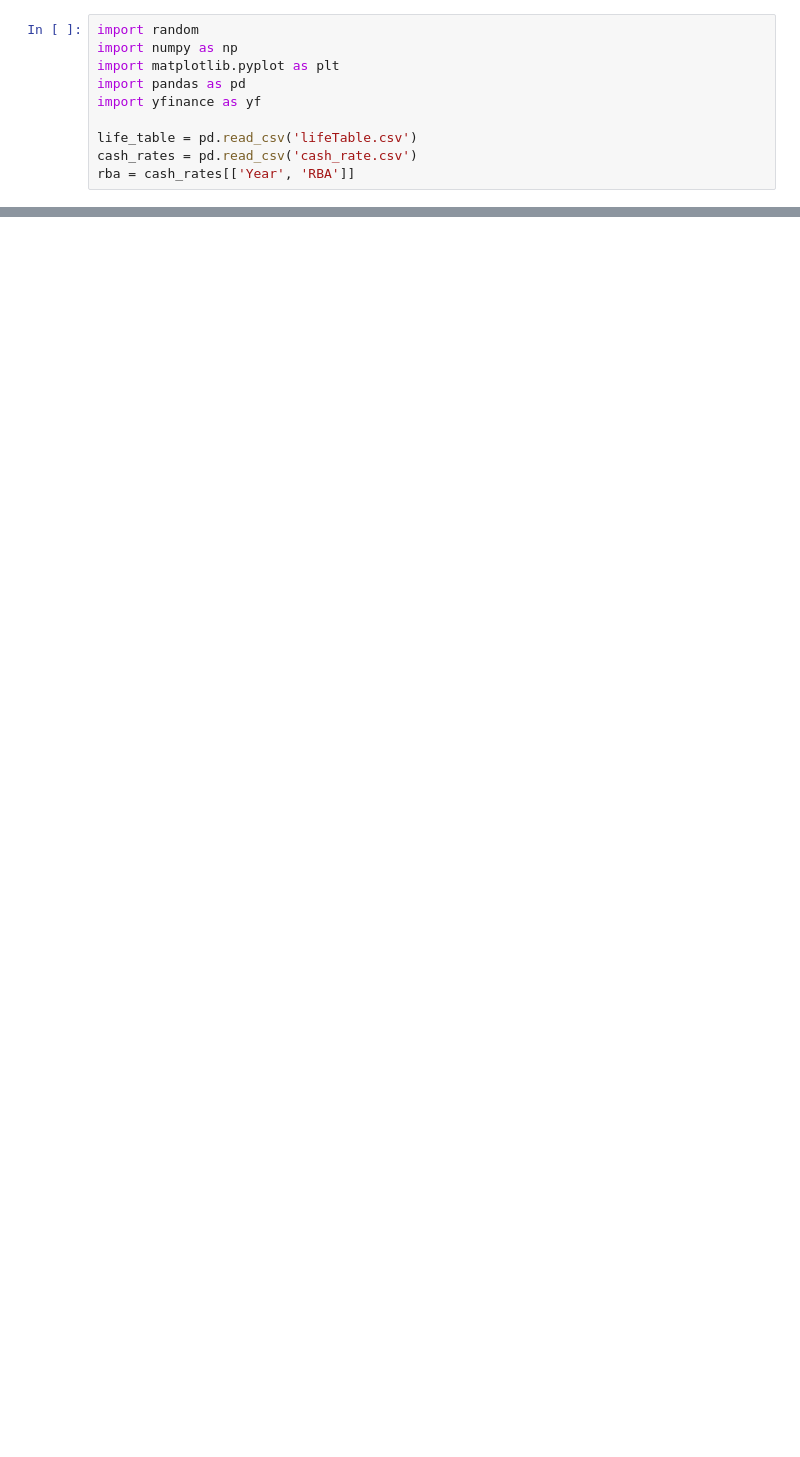
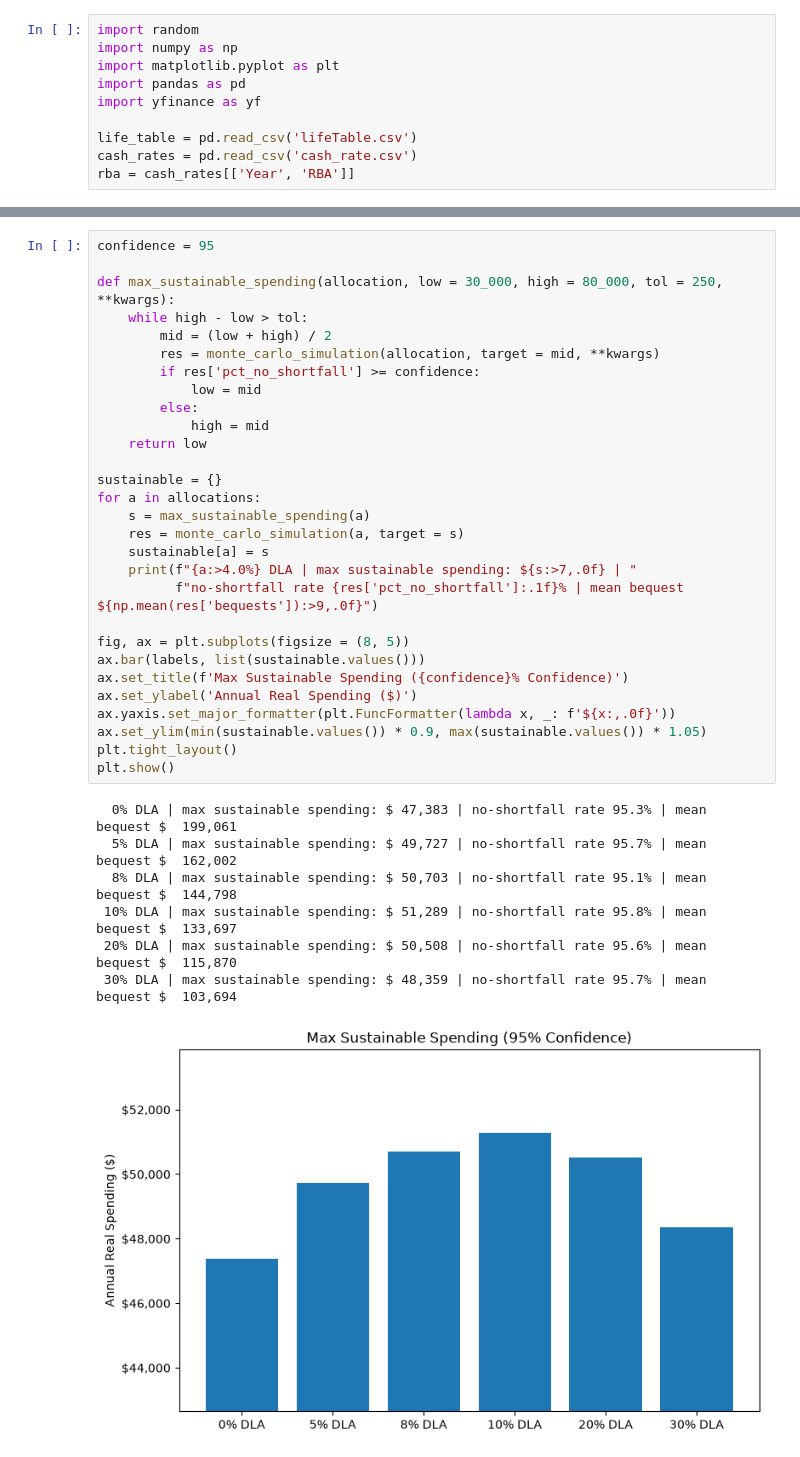
Before and after one commit to bennguyen9034/dla_monte_carlo, a Jupyter notebook: simulations.ipynb, the cells around one changed output, grey strips where cells are left out. Drawn from its saved outputs; the diff is of its cells as text; blank space fills up the shorter version.

```diff
--- a/simulations.ipynb
+++ b/simulations.ipynb
@@ -226,0 +315,37 @@ Person-years below threshold, DLA: 1
+# %%
+confidence = 95
+
+def max_sustainable_spending(allocation, low = 30_000, high = 80_000, tol = 250, **kwargs):
+    while high - low > tol:
+        mid = (low + high) / 2
+        res = monte_carlo_simulation(allocation, target = mid, **kwargs)
+        if res['pct_no_shortfall'] >= confidence:
+            low = mid
+        else:
+            high = mid
+    return low
+
+sustainable = {}
+for a in allocations:
+    s = max_sustainable_spending(a)
+    res = monte_carlo_simulation(a, target = s)
+    sustainable[a] = s
+    print(f"{a:>4.0%} DLA | max sustainable spending: ${s:>7,.0f} | "
+          f"no-shortfall rate {res['pct_no_shortfall']:.1f}% | mean bequest ${np.mean(res['bequests']):>9,.0f}")
+
+fig, ax = plt.subplots(figsize = (8, 5))
+ax.bar(labels, list(sustainable.values()))
+ax.set_title(f'Max Sustainable Spending ({confidence}% Confidence)')
+ax.set_ylabel('Annual Real Spending ($)')
+ax.yaxis.set_major_formatter(plt.FuncFormatter(lambda x, _: f'${x:,.0f}'))
+ax.set_ylim(min(sustainable.values()) * 0.9, max(sustainable.values()) * 1.05)
+plt.tight_layout()
+plt.show()
+# %% [output]
+  0% DLA | max sustainable spending: $ 47,383 | no-shortfall rate 95.3% | mean bequest $  199,061
+  5% DLA | max sustainable spending: $ 49,727 | no-shortfall rate 95.7% | mean bequest $  162,002
+  8% DLA | max sustainable spending: $ 50,703 | no-shortfall rate 95.1% | mean bequest $  144,798
+ 10% DLA | max sustainable spending: $ 51,289 | no-shortfall rate 95.8% | mean bequest $  133,697
+ 20% DLA | max sustainable spending: $ 50,508 | no-shortfall rate 95.6% | mean bequest $  115,870
+ 30% DLA | max sustainable spending: $ 48,359 | no-shortfall rate 95.7% | mean bequest $  103,694
+[figure, added]
```
Also changed, not shown: parts of 10 cells of this notebook.
